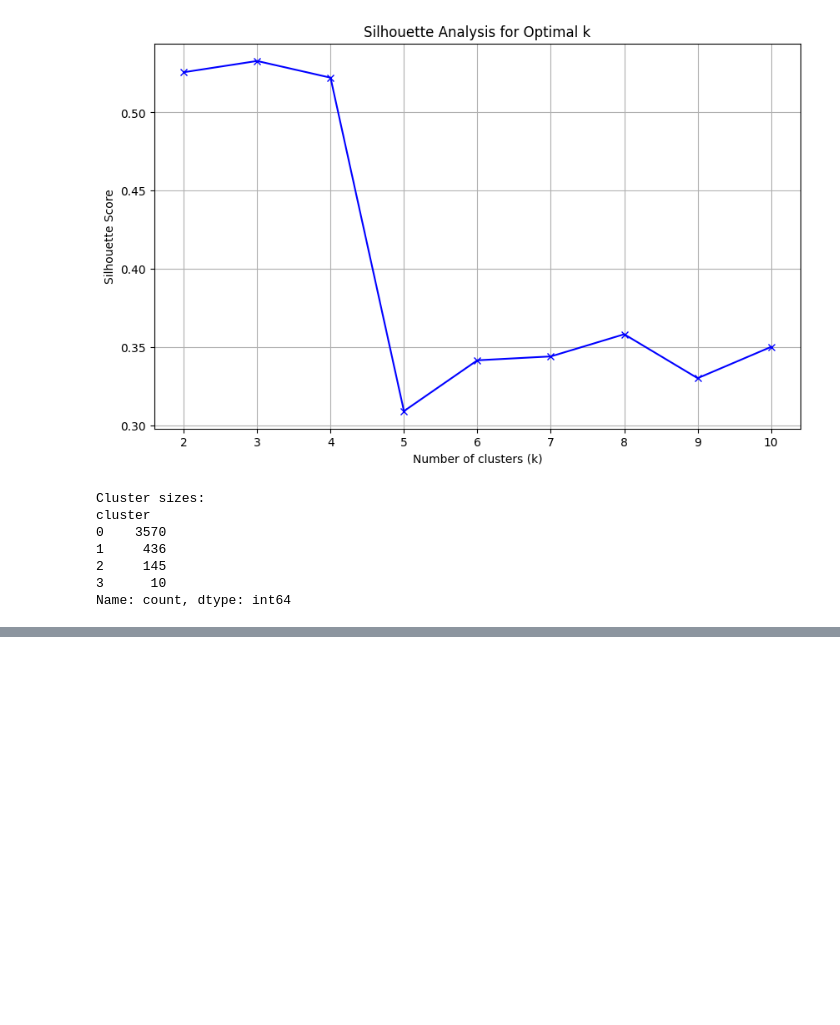
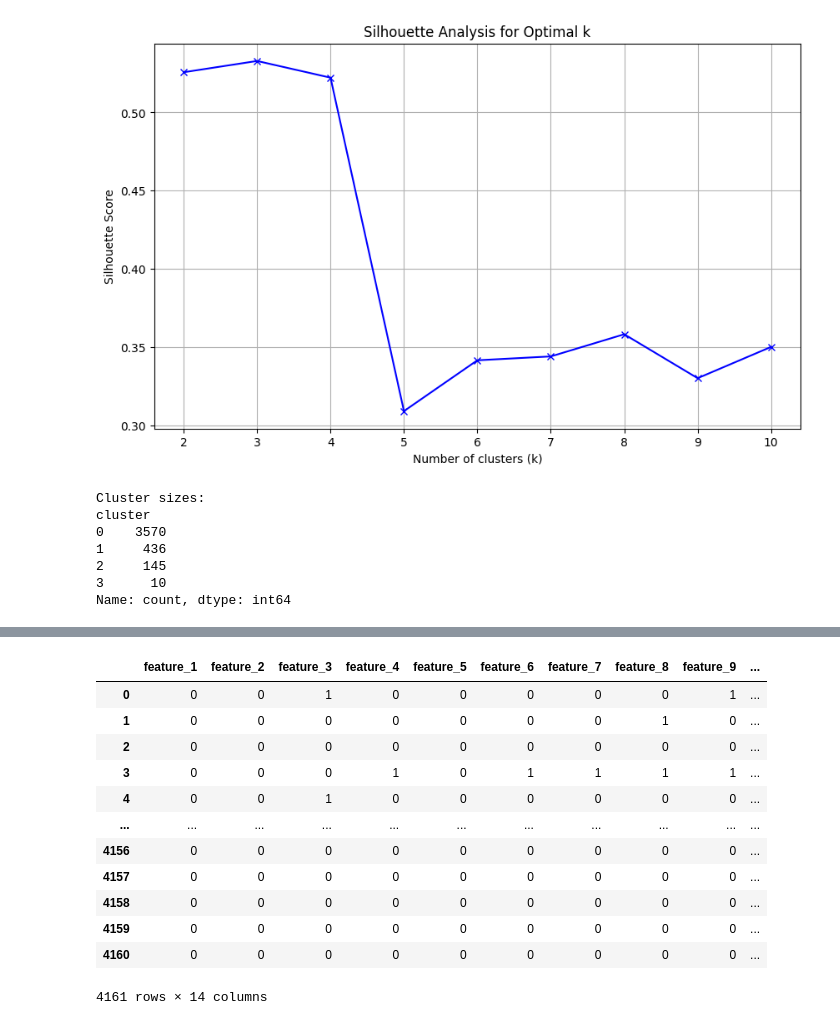
Before and after one commit to RujhaanTaneja/UnORG-SC-DS-MID-PREP_TEAM_HYPERION_Submission, a Jupyter notebook: Krish'sCodeFiles/LSTM_model.ipynb, the cells around one changed output, grey strips where cells are left out. Cells and saved outputs as stored; diff of their text form; code cells hidden in the pictures; blank space fills up the shorter version.

```diff
--- a/Krish'sCodeFiles/LSTM_model.ipynb
+++ b/Krish'sCodeFiles/LSTM_model.ipynb
@@ -170,0 +390,17 @@ old_data
+# %%
+X_sequence = pd.DataFrame(df_long.iloc[:,1:15])
+X_sequence
+# %% [output]
+|  | feature_1 | feature_2 | feature_3 | feature_4 | feature_5 | feature_6 | feature_7 | feature_8 | feature_9 | ... |
+| 0 | 0 | 0 | 1 | 0 | 0 | 0 | 0 | 0 | 1 | ... |
+| 1 | 0 | 0 | 0 | 0 | 0 | 0 | 0 | 1 | 0 | ... |
+| 2 | 0 | 0 | 0 | 0 | 0 | 0 | 0 | 0 | 0 | ... |
+| 3 | 0 | 0 | 0 | 1 | 0 | 1 | 1 | 1 | 1 | ... |
+| 4 | 0 | 0 | 1 | 0 | 0 | 0 | 0 | 0 | 0 | ... |
+| ... | ... | ... | ... | ... | ... | ... | ... | ... | ... | ... |
+| 4156 | 0 | 0 | 0 | 0 | 0 | 0 | 0 | 0 | 0 | ... |
+| 4157 | 0 | 0 | 0 | 0 | 0 | 0 | 0 | 0 | 0 | ... |
+| 4158 | 0 | 0 | 0 | 0 | 0 | 0 | 0 | 0 | 0 | ... |
+| 4159 | 0 | 0 | 0 | 0 | 0 | 0 | 0 | 0 | 0 | ... |
+| 4160 | 0 | 0 | 0 | 0 | 0 | 0 | 0 | 0 | 0 | ... |
+4161 rows × 14 columns
```
Also changed, not shown: parts of 36 cells of this notebook.
